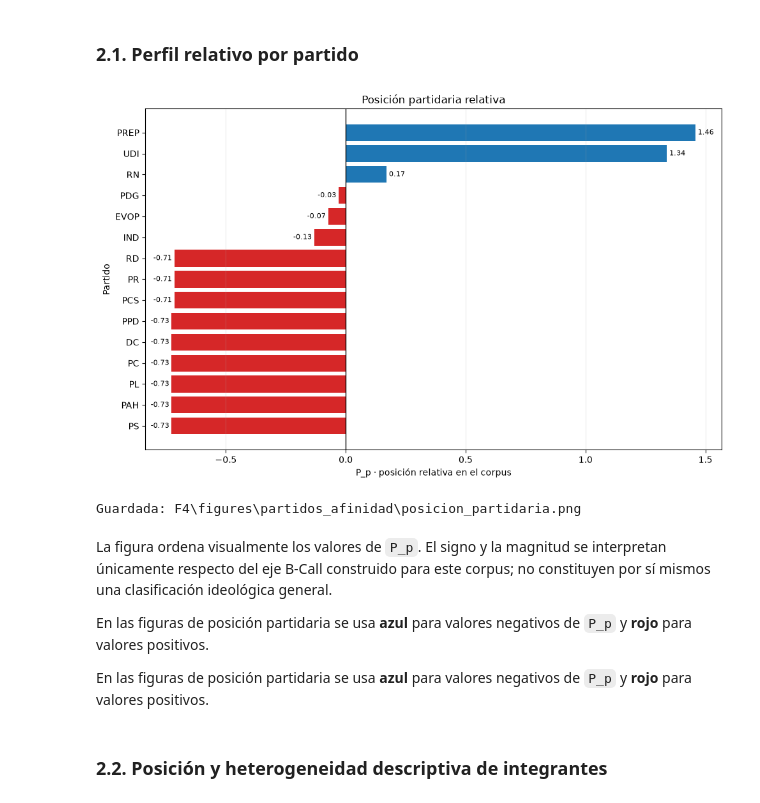
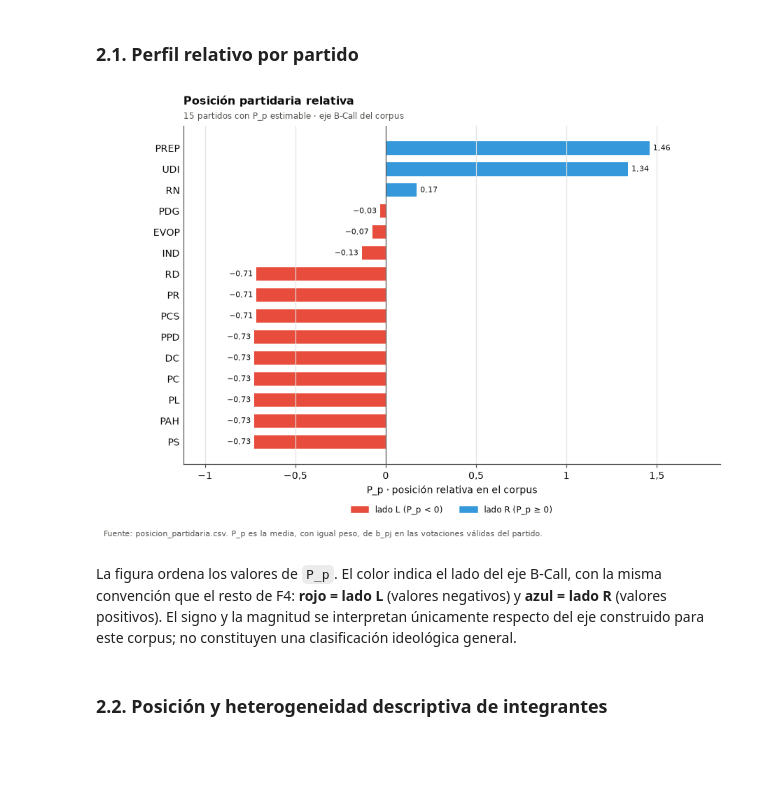
Before and after one commit to joserodriguezc/grupo_1_programacion_ciencia_datos, a Jupyter notebook: F4/notebooks/F4_03_metricas_partidos_afinidad.ipynb, the cells around one changed output. Saved outputs shown, nothing was run; the diff lists cells and outputs as text; code cells hidden in the pictures; blank space fills up the shorter version.

```diff
--- a/F4/notebooks/F4_03_metricas_partidos_afinidad.ipynb
+++ b/F4/notebooks/F4_03_metricas_partidos_afinidad.ipynb
@@ -148,41 +154,36 @@ display(tabla_partidos)
 | 272 | PSC | Partido Social Cristiano | PSC | NaN | 1.0 | -0.180125 | 0.045081 | VOTACIONES_INSUFICIENTES_PARA_PER... | ... |
 # %% [markdown]
 ### 2.1. Perfil relativo por partido
-# %%
-
-estimables = partidos.loc[partidos["P_p"].notna()].copy().sort_values("P_p")
-
-fig, ax = plt.subplots(figsize=(10, max(5, 0.42 * len(estimables))))
-colors = ["#d62728" if v < 0 else "#1f77b4" for v in estimables["P_p"]]
-ax.barh(estimables["partido_alias"], estimables["P_p"], color=colors)
-ax.axvline(0, color="black", linewidth=1)
-ax.set_xlabel("P_p · posición relativa en el corpus")
-ax.set_ylabel("Partido")
-ax.set_title("Posición partidaria relativa")
-ax.grid(axis="x", alpha=0.25)
-
-for y, v in enumerate(estimables["P_p"]):
-    ha = "right" if v < 0 else "left"
-    offset = -0.01 if v < 0 else 0.01
-    ax.text(v + offset, y, f"{v:.2f}", va="center", ha=ha, fontsize=8)
-
-fig.tight_layout()
-
-ruta_fig = rutas["figuras"] / "posicion_partidaria.png"
-fig.savefig(ruta_fig, dpi=160, bbox_inches="tight")
-plt.show()
-
-print("Guardada:", ruta_fig.relative_to(raiz))
-# %% [output]
-[figure, removed]
-Guardada: F4\figures\partidos_afinidad\posicion_partidaria.png
-# %% [markdown]
-
-La figura ordena visualmente los valores de `P_p`. El signo y la magnitud se interpretan únicamente respecto del eje B-Call construido para este corpus; no constituyen por sí mismos una clasificación ideológica general.
-
-
-En las figuras de posición partidaria se usa **azul** para valores negativos de `P_p` y **rojo** para valores positivos.
-
-En las figuras de posición partidaria se usa **azul** para valores negativos de `P_p` y **rojo** para valores positivos.
+# %%
+estimables = partidos.loc[partidos['P_p'].notna()].copy().sort_values('P_p')
+
+fig, ax = plt.subplots(figsize=(9, max(4.5, 0.38 * len(estimables))))
+colores = [vis.GRUPOS[lado(v)] for v in estimables['P_p']]
+ax.barh(estimables['partido_alias'], estimables['P_p'], color=colores, height=0.65)
+ax.axvline(0, color=vis.TEXTO_SECUNDARIO, linewidth=0.8)
+for y, v in enumerate(estimables['P_p']):
+    ax.text(v + (-0.02 if v < 0 else 0.02), y, vis.coma(v), va='center',
+            ha='right' if v < 0 else 'left', fontsize=7.5, color=vis.TEXTO)
+margen = 0.18 * (estimables['P_p'].max() - estimables['P_p'].min())
+ax.set_xlim(estimables['P_p'].min() - margen, estimables['P_p'].max() + margen)
+ax.set_xlabel('P_p · posición relativa en el corpus')
+ax.tick_params(axis='y', length=0)
+ax.grid(axis='x')
+vis.formato_coma(ax, 'x')
+vis.titulo(ax, 'Posición partidaria relativa',
+           f'{len(estimables)} partidos con P_p estimable · eje B-Call del corpus')
+vis.leyenda_inferior(ax, [vis.parche(vis.GRUPOS['L'], 'lado L (P_p < 0)'),
+                          vis.parche(vis.GRUPOS['R'], 'lado R (P_p ≥ 0)')], ncol=2, y=-0.1)
+vis.nota(fig, 'Fuente: posicion_partidaria.csv. P_p es la media, con igual peso, de b_pj en '
+              'las votaciones válidas del partido.', y=-0.04)
+guardar(fig, 'posicion_partidaria.png')
+plt.show()
+# %% [output]
+[figure, added]
+# %% [markdown]
+La figura ordena los valores de `P_p`. El color indica el lado del eje B-Call, con la
+misma convención que el resto de F4: **rojo = lado L** (valores negativos) y **azul = lado R**
+(valores positivos). El signo y la magnitud se interpretan únicamente respecto del eje
+construido para este corpus; no constituyen una clasificación ideológica general.
 # %% [markdown]
 ### 2.2. Posición y heterogeneidad descriptiva de integrantes
```
Also changed, not shown: parts of 34 cells of this notebook, 41 other files.
